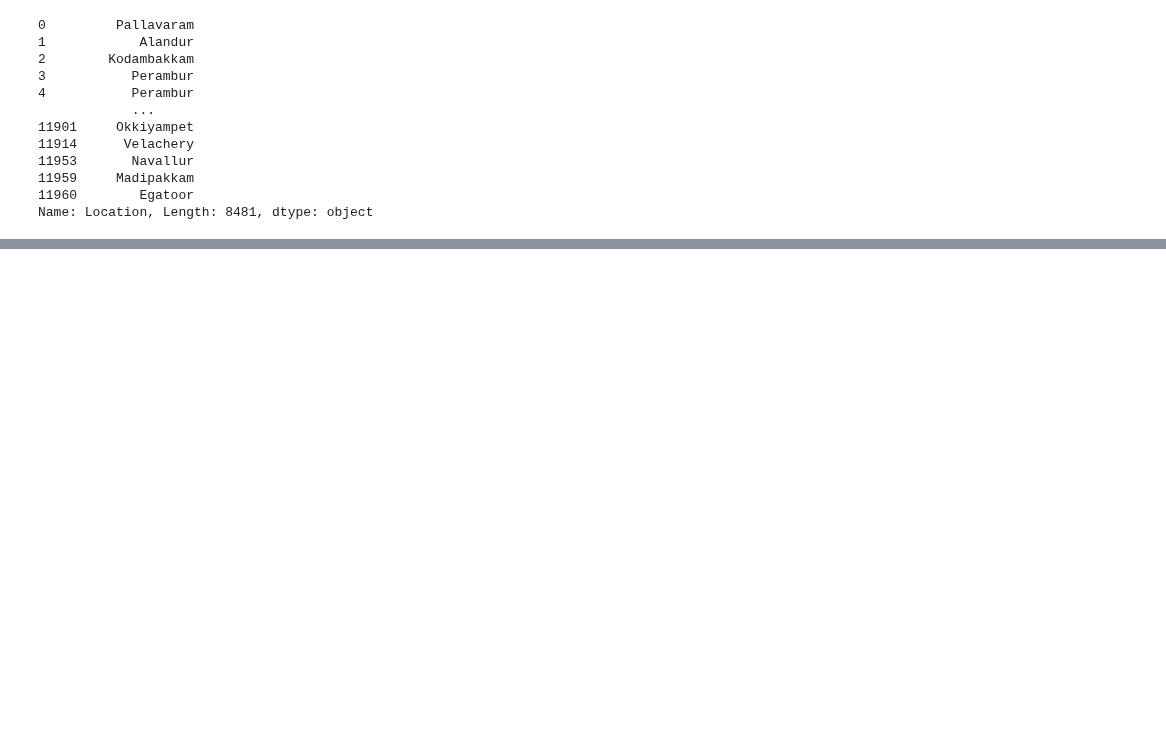
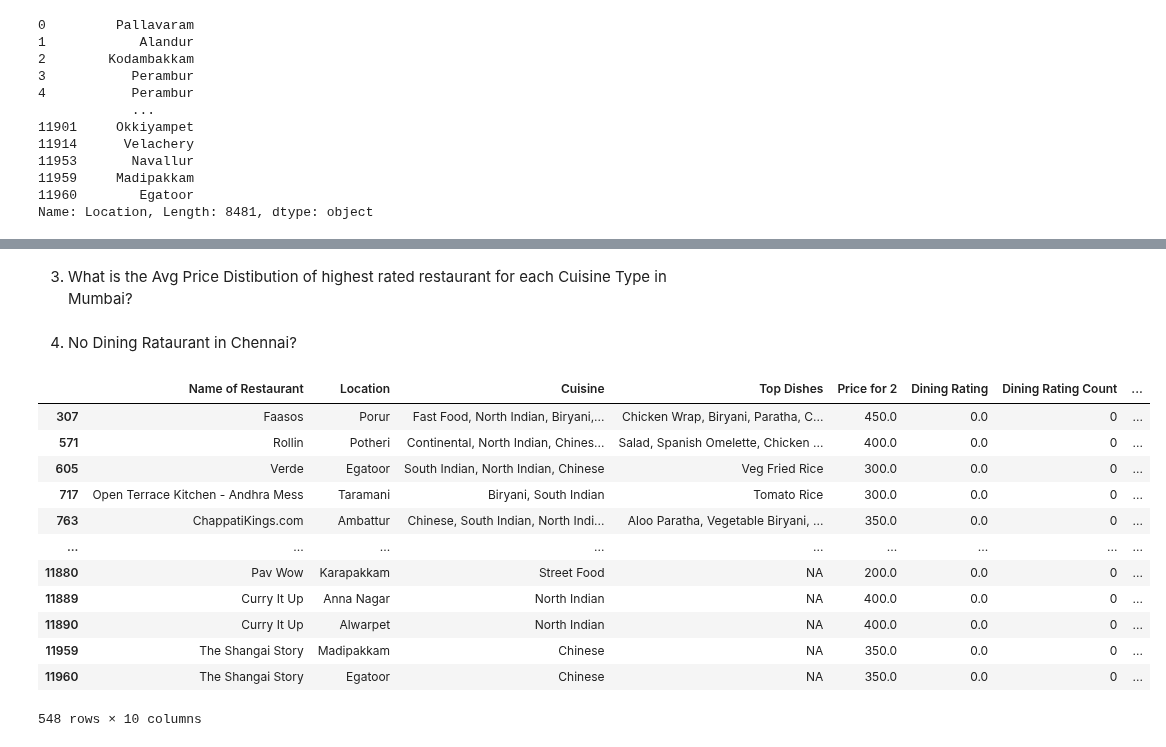
Before and after one commit to ThanigaivelGanapathi/Zomato-Chennai-Dataset-Analysis, a Jupyter notebook: Chennai Dataset Analysis.ipynb, the cells around one changed output, grey strips where cells are left out. Drawn from its saved outputs; the diff is of its cells as text; code cells hidden in the pictures; blank space fills up the shorter version.

```diff
--- a/Chennai Dataset Analysis.ipynb
+++ b/Chennai Dataset Analysis.ipynb
@@ -429,0 +558,2 @@ Name: Location, Length: 8481, dtype: object
+# %% [markdown]
+ 3) What is the Avg Price Distibution of highest rated restaurant for each Cuisine Type in Mumbai?
@@ -429,0 +562,19 @@ Name: Location, Length: 8481, dtype: object
+# %% [markdown]
+4) No Dining Rataurant in Chennai?
+# %%
+no_dining_rest = zomato_chennai[zomato_chennai["Features"].str.contains("Delivery Only")]
+no_dining_rest
+# %% [output]
+|  | Name of Restaurant | Location | Cuisine | Top Dishes | Price for 2 | Dining Rating | Dining Rating Count | ... |
+| 307 | Faasos | Porur | Fast Food, North Indian, Biryani,... | Chicken Wrap, Biryani, Paratha, C... | 450.0 | 0.0 | 0 | ... |
+| 571 | Rollin | Potheri | Continental, North Indian, Chines... | Salad, Spanish Omelette, Chicken ... | 400.0 | 0.0 | 0 | ... |
+| 605 | Verde | Egatoor | South Indian, North Indian, Chinese | Veg Fried Rice | 300.0 | 0.0 | 0 | ... |
+| 717 | Open Terrace Kitchen - Andhra Mess | Taramani | Biryani, South Indian | Tomato Rice | 300.0 | 0.0 | 0 | ... |
+| 763 | ChappatiKings.com | Ambattur | Chinese, South Indian, North Indi... | Aloo Paratha, Vegetable Biryani, ... | 350.0 | 0.0 | 0 | ... |
+| ... | ... | ... | ... | ... | ... | ... | ... | ... |
+| 11880 | Pav Wow | Karapakkam | Street Food | NA | 200.0 | 0.0 | 0 | ... |
+| 11889 | Curry It Up | Anna Nagar | North Indian | NA | 400.0 | 0.0 | 0 | ... |
+| 11890 | Curry It Up | Alwarpet | North Indian | NA | 400.0 | 0.0 | 0 | ... |
+| 11959 | The Shangai Story | Madipakkam | Chinese | NA | 350.0 | 0.0 | 0 | ... |
+| 11960 | The Shangai Story | Egatoor | Chinese | NA | 350.0 | 0.0 | 0 | ... |
+548 rows × 10 columns
```
Also changed, not shown: parts of 19 cells of this notebook.
